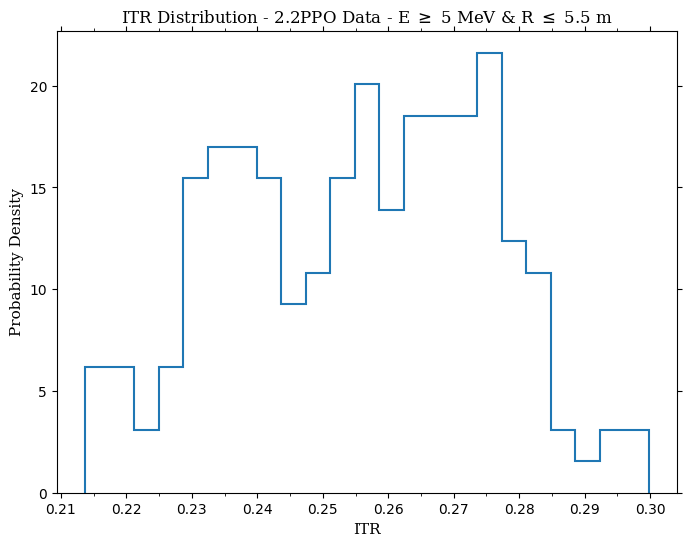
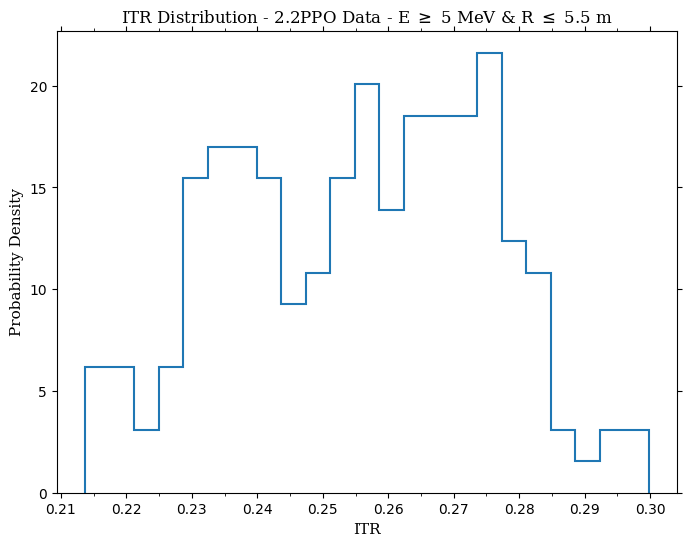
Code edit (unified diff) that turned the first committed figure into the second:
--- before
+++ after
@@ -24,5 +24,5 @@
          fontdict = font_style_title)
 
-#plt.savefig(save_path + f'ITR_E_{en_inf_cut}_MeV_R_{posr_cut}_mm.png', dpi=300, bbox_inches='tight')
+plt.savefig(save_path + f'ITR_E_{en_inf_cut}_MeV_R_{posr_cut}_mm.png', dpi=300, bbox_inches='tight')
 
 plt.show()

Commit: updating analysis?